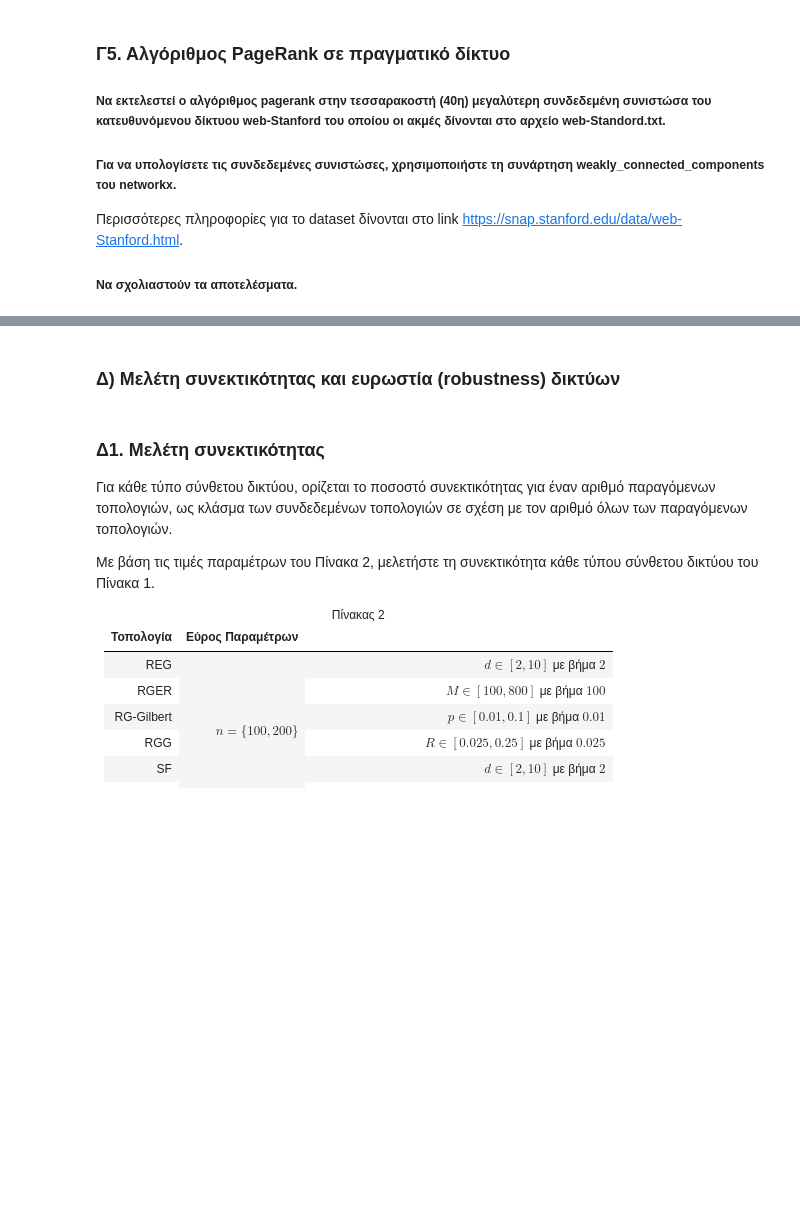
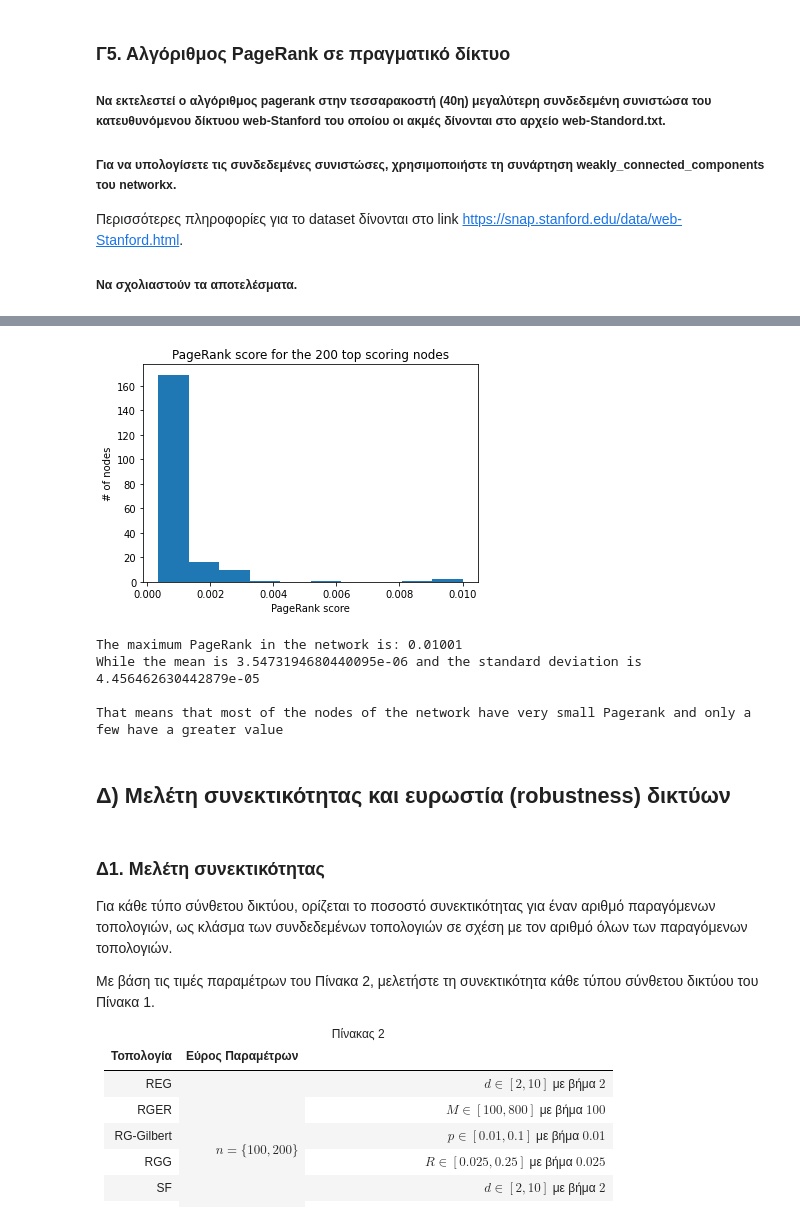
Before and after one commit to michalakos/sna, a Jupyter notebook: lab1_03117069.ipynb, the cells around one changed output, grey strips where cells are left out. Cells and saved outputs as stored; diff of their text form; code cells hidden in the pictures; blank space fills up the shorter version.

```diff
--- a/lab1_03117069.ipynb
+++ b/lab1_03117069.ipynb
@@ -877,5 +881,31 @@ Nodes [32, 24, 2, 23] are in the top 10 central nodes by all metrics
+# %%
+def pagerank(G):
+    pr_d = nx.pagerank(G)
+
+    pr_vals = []
+    for n in pr_d:
+      pr_vals.append(pr_d[n])
+    pr_vals.sort(reverse=True)
+
+    plt.hist(pr_vals[:200])
+    plt.title("PageRank score for the 200 top scoring nodes")
+    plt.ylabel("# of nodes")
+    plt.xlabel("PageRank score")
+    plt.show()
+
+    print("The maximum PageRank in the network is: {:.5f}".format(np.max(pr_vals)))
+    print("While the mean is {} and the standard deviation is {}".format(np.mean(pr_vals), np.std(pr_vals)))
+
+pagerank(G_web)
+print("\nThat means that most of the nodes of the network have very small Pagerank and only a few have a greater value")
+# %% [output]
+[figure, added]
+The maximum PageRank in the network is: 0.01001
+While the mean is 3.5473194680440095e-06 and the standard deviation is 4.456462630442879e-05
+
+That means that most of the nodes of the network have very small Pagerank and only a few have a greater value
 # %% [markdown]
-### Δ) Μελέτη συνεκτικότητας και ευρωστία (robustness) δικτύων
+## Δ) Μελέτη συνεκτικότητας και ευρωστία (robustness) δικτύων
 # %% [markdown]
 ### Δ1. Μελέτη συνεκτικότητας
 Για κάθε τύπο σύνθετου δικτύου, ορίζεται το ποσοστό συνεκτικότητας για έναν αριθμό παραγόμενων τοπολογιών, ως κλάσμα των συνδεδεμένων τοπολογιών σε σχέση με τον αριθμό όλων των παραγόμενων τοπολογιών.
```
Also changed, not shown: parts of 32 cells of this notebook.
